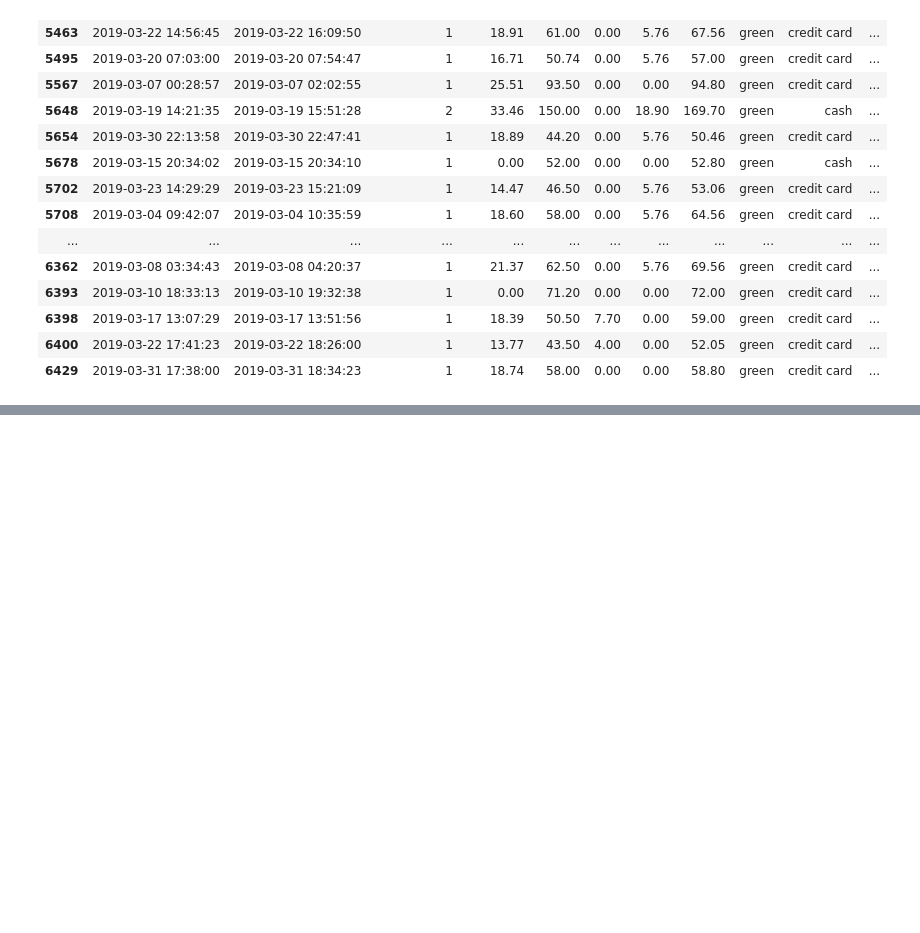
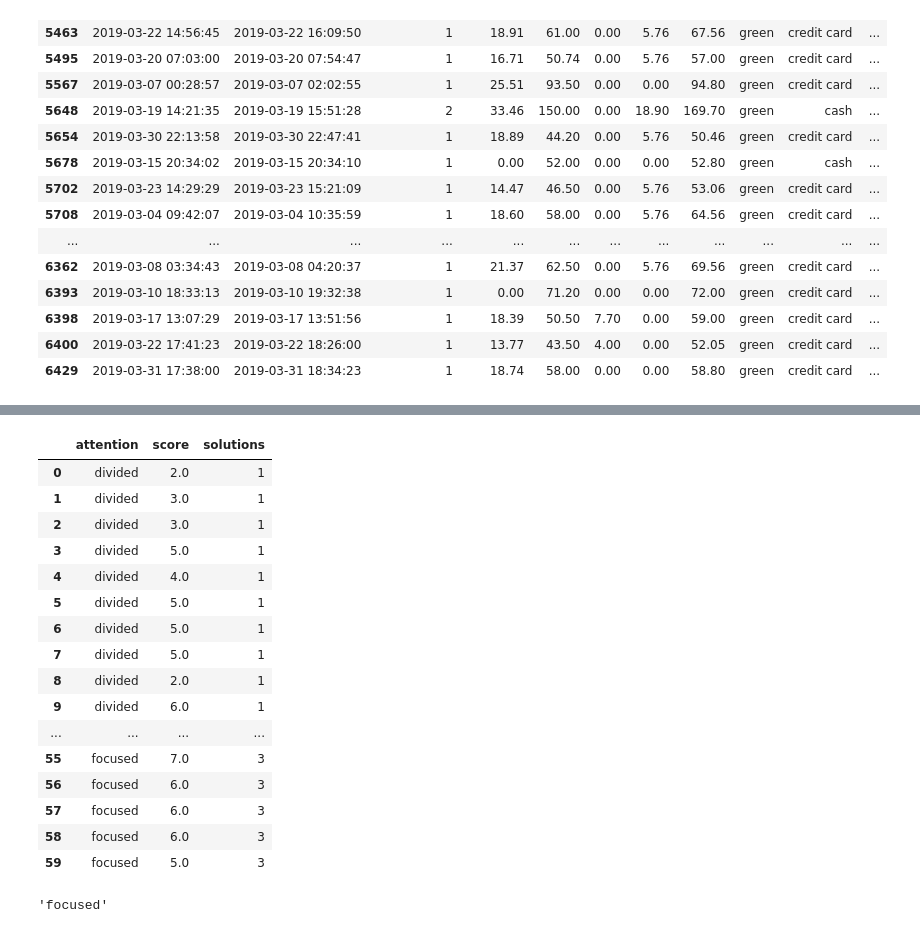
Before and after one commit to Harjeet742/Pandas, a Jupyter notebook: 05 Data Filteration.ipynb, the cells around one changed output, grey strips where cells are left out. Saved outputs shown, nothing was run; the diff lists cells and outputs as text; code cells hidden in the pictures; blank space fills up the shorter version.

```diff
--- a/05 Data Filteration.ipynb
+++ b/05 Data Filteration.ipynb
@@ -505,0 +546,24 @@ df[(df['color'] == 'green') & (df['total'] > 50)]
+# %%
+ds[['attention', 'score', 'solutions']]
+# %% [output]
+|  | attention | score | solutions |
+| 0 | divided | 2.0 | 1 |
+| 1 | divided | 3.0 | 1 |
+| 2 | divided | 3.0 | 1 |
+| 3 | divided | 5.0 | 1 |
+| 4 | divided | 4.0 | 1 |
+| 5 | divided | 5.0 | 1 |
+| 6 | divided | 5.0 | 1 |
+| 7 | divided | 5.0 | 1 |
+| 8 | divided | 2.0 | 1 |
+| 9 | divided | 6.0 | 1 |
+| ... | ... | ... | ... |
+| 55 | focused | 7.0 | 3 |
+| 56 | focused | 6.0 | 3 |
+| 57 | focused | 6.0 | 3 |
+| 58 | focused | 6.0 | 3 |
+| 59 | focused | 5.0 | 3 |
+# %%
+ds['attention'][10]
+# %% [output]
+'focused'
```
Also changed, not shown: parts of 18 cells of this notebook, 2 other files.
